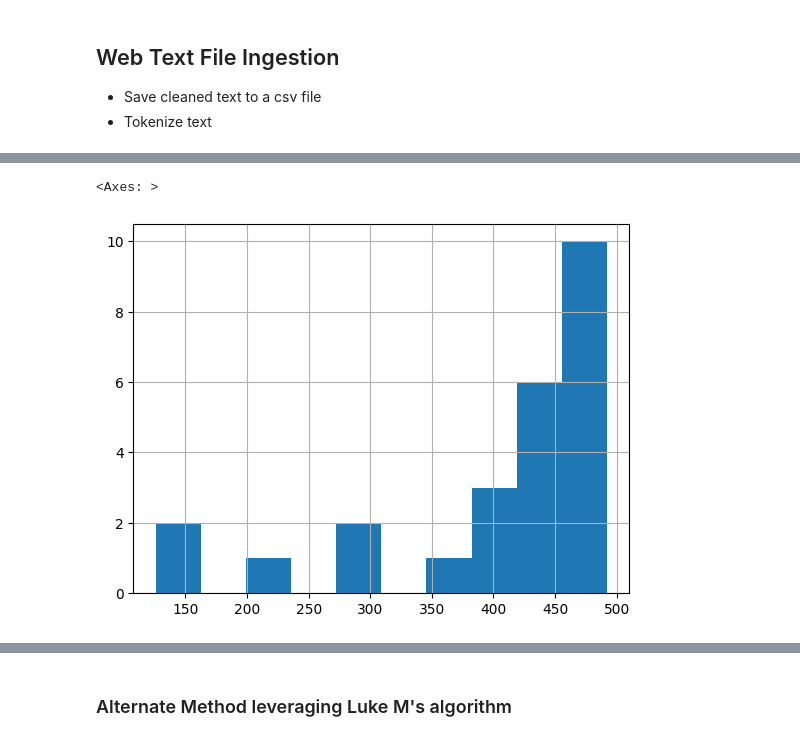
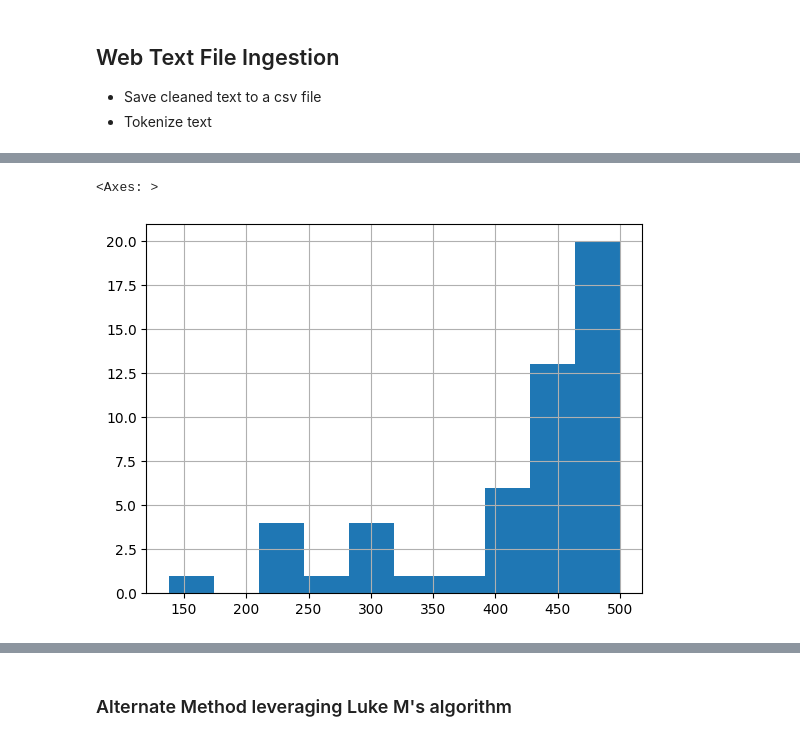
Before and after one commit to focused-labs/ai-knowledge-base-demo, a Jupyter notebook: web-scrape/web-scrape.ipynb, the cells around one changed output, grey strips where cells are left out. Saved outputs shown, nothing was run; the diff lists cells and outputs as text; code cells hidden in the pictures.

```diff
--- a/web-scrape/web-scrape.ipynb
+++ b/web-scrape/web-scrape.ipynb
@@ -238,65 +614,12 @@ plt.show()
-# %%
-max_tokens = 500
-
-# Function to split the text into chunks of a maximum number of tokens
-def split_into_many(text, max_tokens = max_tokens):
-
-    # Split the text into sentences
-    sentences = text.split('. ')
-
-    # Get the number of tokens for each sentence
-    n_tokens = [len(tokenizer.encode(" " + sentence)) for sentence in sentences]
-
-    chunks = []
-    tokens_so_far = 0
-    chunk = []
-
-    # Loop through the sentences and tokens joined together in a tuple
-    for sentence, token in zip(sentences, n_tokens):
-
-        # If the number of tokens so far plus the number of tokens in the current sentence is greater
-        # than the max number of tokens, then add the chunk to the list of chunks and reset
-        # the chunk and tokens so far
-        if tokens_so_far + token > max_tokens:
-            chunks.append(". ".join(chunk) + ".")
-            chunk = []
-            tokens_so_far = 0
-
-        # If the number of tokens in the current sentence is greater than the max number of
-        # tokens, go to the next sentence
-        if token > max_tokens:
-            continue
-
-        # Otherwise, add the sentence to the chunk and add the number of tokens to the total
-        chunk.append(sentence)
-        tokens_so_far += token + 1
-
-    return chunks
-
-
-shortened = []
-
-# Loop through the dataframe
-for row in df.iterrows():
-
-    # If the text is None, go to the next row
-    if row[1]['text'] is None:
-        continue
-
-    # If the number of tokens is greater than the max number of tokens, split the text into chunks
-    if row[1]['n_tokens'] > max_tokens:
-        shortened += split_into_many(row[1]['text'])
-
-    # Otherwise, add the text to the list of shortened texts
-    else:
-        shortened.append( row[1]['text'] )
-
-df = pd.DataFrame(shortened, columns = ['text'])
-df['n_tokens'] = df.text.apply(lambda x: len(tokenizer.encode(x)))
-df.n_tokens.hist()
-# %% [output]
-<Axes: >
-[figure, removed]
+# %%
+from alt_transformers import process_dataframe
+
+df = process_dataframe(df, tokenizer)
+df['n_tokens'] = df.text.apply(lambda x: len(tokenizer.encode(x)))
+df.n_tokens.hist()
+# %% [output]
+<Axes: >
+[figure, added]
 # %%
 import openai
 from config import OPENAI_API_KEY
```
Also changed, not shown: parts of 42 cells of this notebook, 10 other files.
